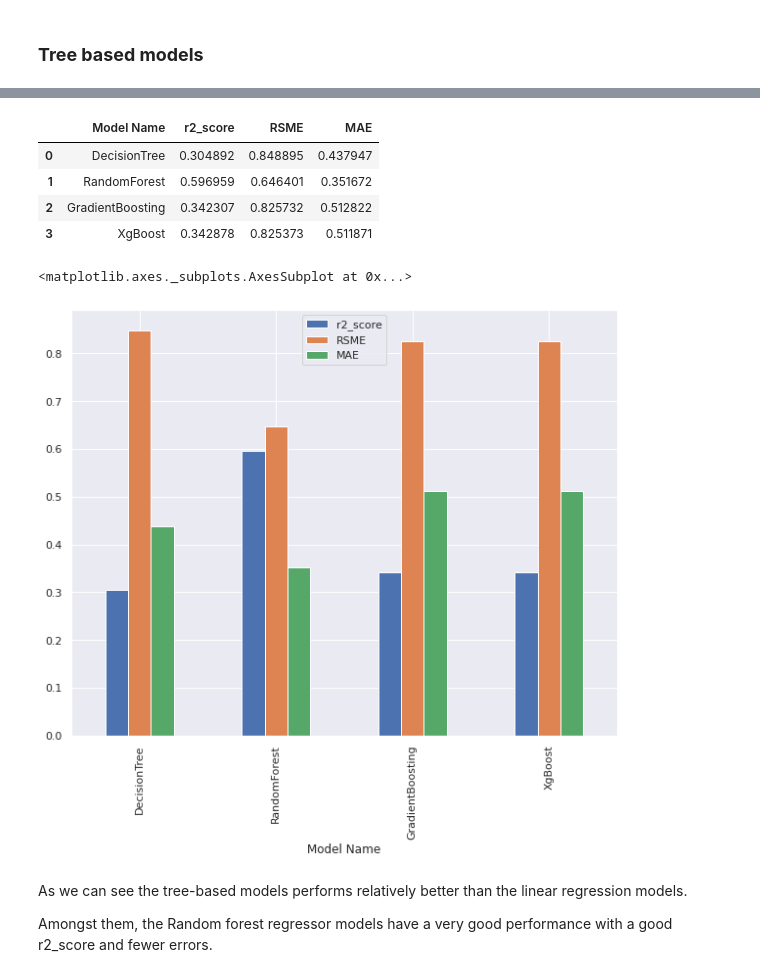
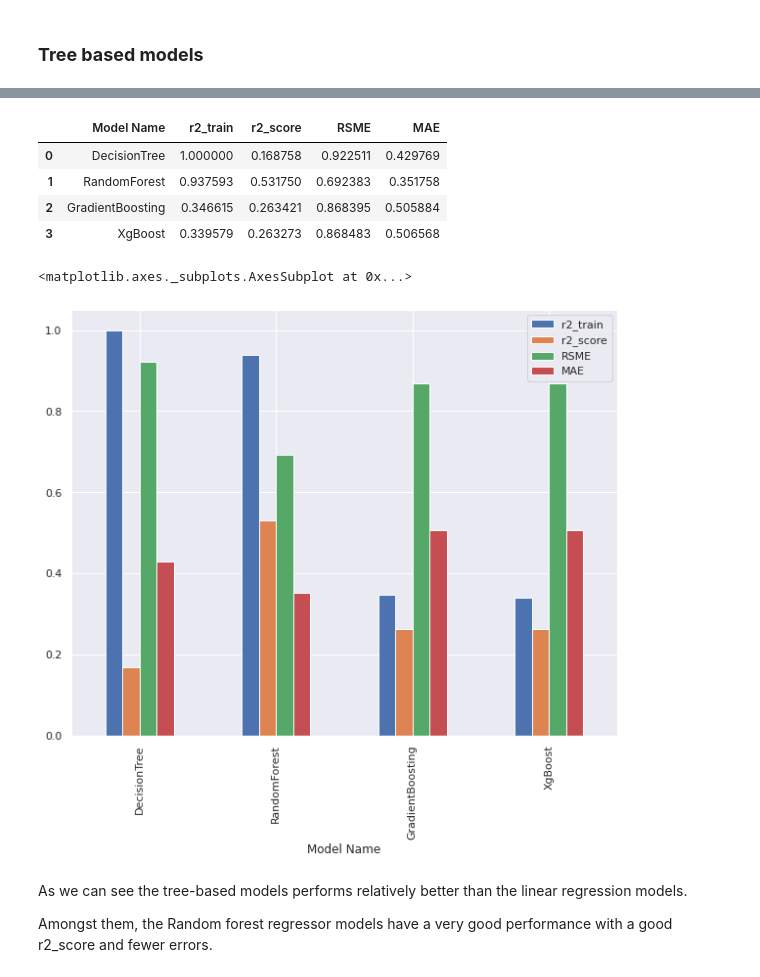
Before and after one commit to Srijan-Rai/Appliane-Energy-Prediction, a Jupyter notebook: ApplianceEnergyPrediction.ipynb, the cells around one changed output, grey strips where cells are left out. Drawn from its saved outputs; the diff is of its cells as text; code cells hidden in the pictures.

Commit message:
adding r2 train

```diff
--- a/ApplianceEnergyPrediction.ipynb
+++ b/ApplianceEnergyPrediction.ipynb
@@ -448,7 +448,9 @@ def ML_Models(Models):
     model = method
     model.fit(xtrain,ytrain)
     ypred = model.predict(xtest)
+    ytrainPred = model.predict(xtrain)
     current_model_result["Model Name"] = modelname
+    current_model_result["r2_train"] = r2_score(ytrain,ytrainPred)
     current_model_result["r2_score"] = r2_score(ytest,ypred)
     current_model_result["RSME"] = sqrt(mean_squared_error(ytest,ypred))
     current_model_result["MAE"] = mean_absolute_error(ytest,ypred)
@@ -494,16 +496,16 @@ Tree_model_result =  ML_Models(TreeModels)
 Tree_model_result = pd.DataFrame(Tree_model_result)
 Tree_model_result
 # %% [output]
-|  | Model Name | r2_score | RSME | MAE |
-| 0 | DecisionTree | 0.304892 | 0.848895 | 0.437947 |
-| 1 | RandomForest | 0.596959 | 0.646401 | 0.351672 |
-| 2 | GradientBoosting | 0.342307 | 0.825732 | 0.512822 |
-| 3 | XgBoost | 0.342878 | 0.825373 | 0.511871 |
+|  | Model Name | r2_train | r2_score | RSME | MAE |
+| 0 | DecisionTree | 1.000000 | 0.168758 | 0.922511 | 0.429769 |
+| 1 | RandomForest | 0.937593 | 0.531750 | 0.692383 | 0.351758 |
+| 2 | GradientBoosting | 0.346615 | 0.263421 | 0.868395 | 0.505884 |
+| 3 | XgBoost | 0.339579 | 0.263273 | 0.868483 | 0.506568 |
 # %%
-Tree_model_result.plot(x="Model Name",y = ["r2_score","RSME","MAE"],kind = "bar", figsize= (10,8))
+Tree_model_result.plot(x="Model Name",y = ["r2_train","r2_score","RSME","MAE"],kind = "bar", figsize= (10,8))
 # %% [output]
 <matplotlib.axes._subplots.AxesSubplot at 0x...>
-[figure, old version]
+[figure, new version]
 # %% [markdown]
 As we can see the tree-based models performs relatively better than the linear regression models.
 
```
Also changed, not shown: parts of 3 cells of this notebook.
